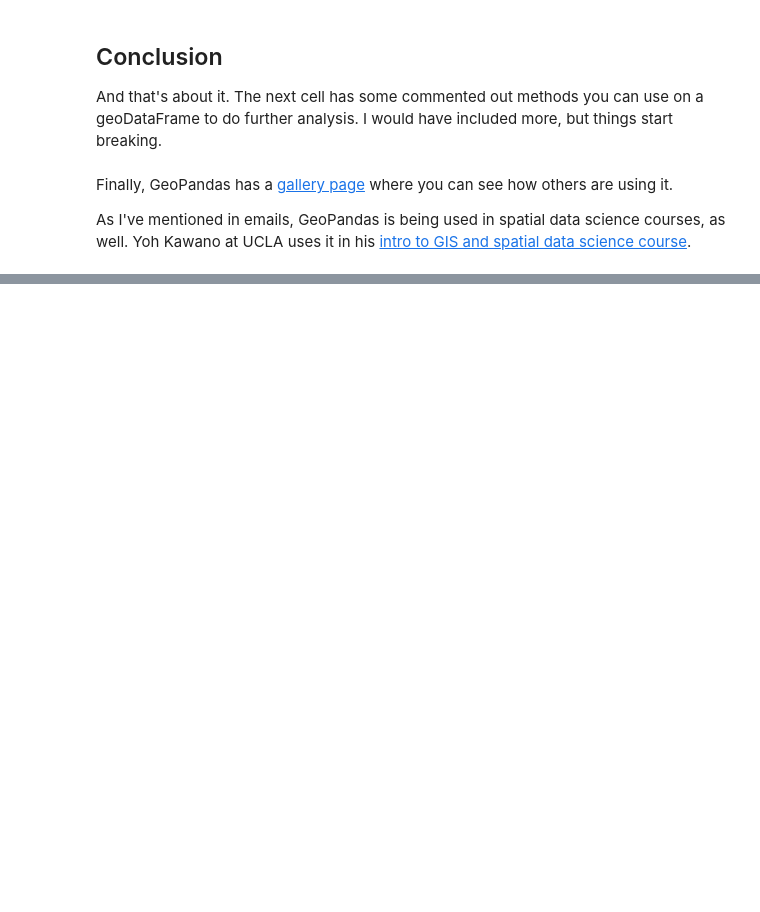
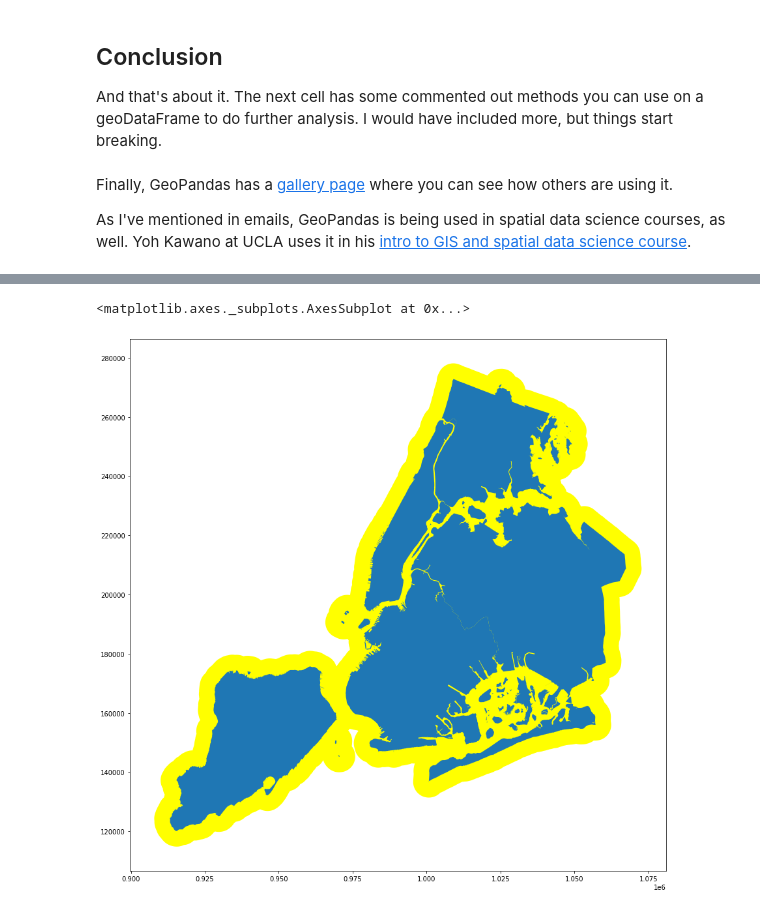
Before and after one commit to columbia-data-club/meetings, a Jupyter notebook: 2022/march-24-geopandas/Hello, GeoPandas!.ipynb, the cells around one changed output, grey strips where cells are left out. Saved outputs shown, nothing was run; the diff lists cells and outputs as text; code cells hidden in the pictures; blank space fills up the shorter version.

```diff
--- a/2022/march-24-geopandas/Hello, GeoPandas!.ipynb
+++ b/2022/march-24-geopandas/Hello, GeoPandas!.ipynb
@@ -120,0 +231,8 @@ As I've mentioned in emails, GeoPandas is being used in spatial data science cou
+# %%
+nyc["buffered"] = nyc.buffer(5280)
+# %%
+base = nyc["buffered"].plot(figsize=(15,15), color="yellow")
+nyc.plot(ax=base)
+# %% [output]
+<matplotlib.axes._subplots.AxesSubplot at 0x...>
+[figure, added]
```
Also changed, not shown: parts of 19 cells of this notebook.
